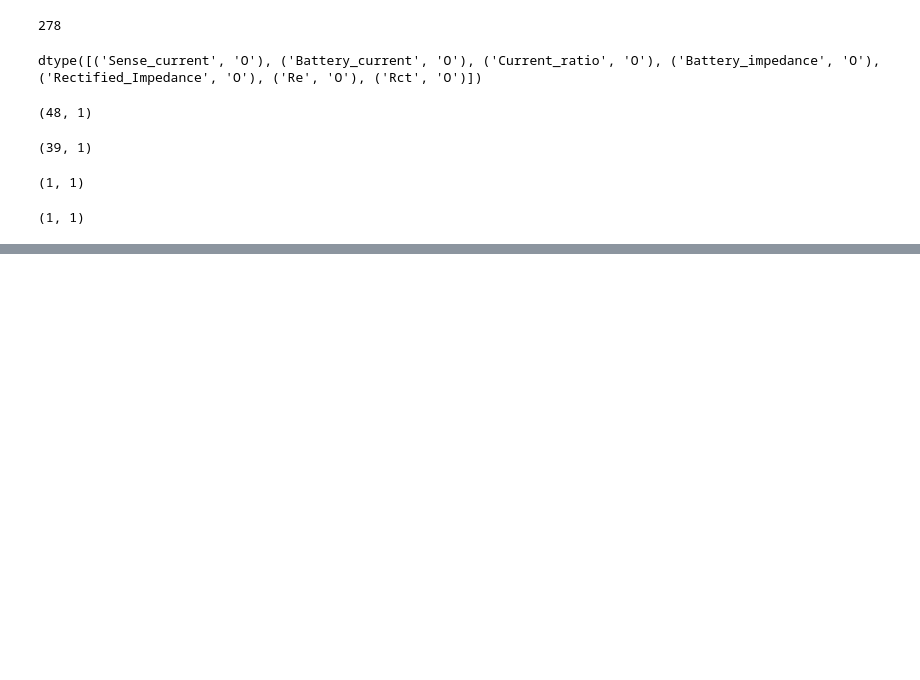
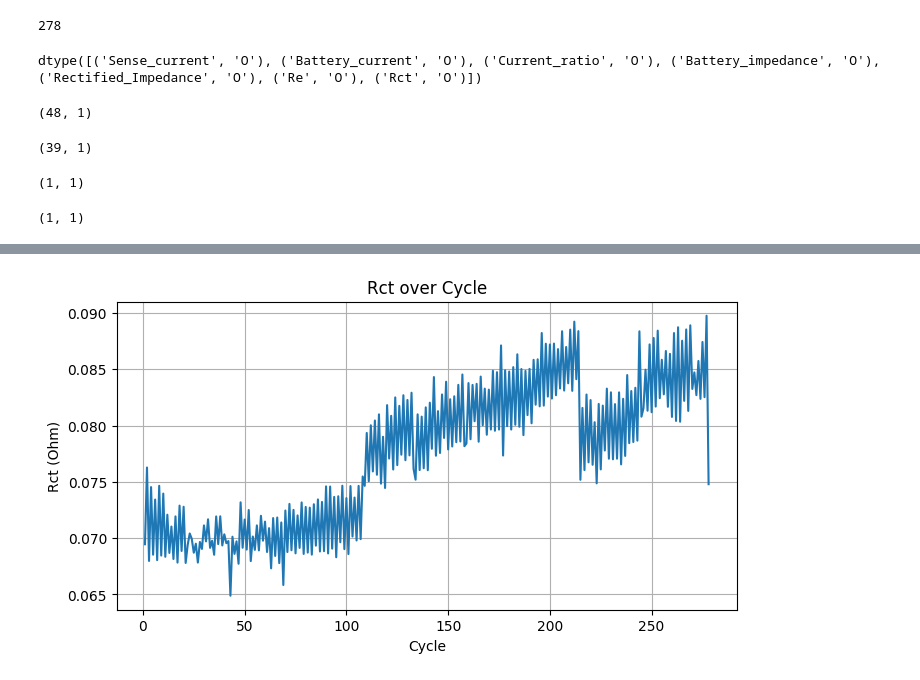
Before and after one commit to insu5177/Battery-Diagnostics-Study, a Jupyter notebook: notebooks/02_NASA_EDA.ipynb, the cells around one changed output, grey strips where cells are left out. Cells and saved outputs as stored; diff of their text form; code cells hidden in the pictures; blank space fills up the shorter version.

```diff
--- a/notebooks/02_NASA_EDA.ipynb
+++ b/notebooks/02_NASA_EDA.ipynb
@@ -319,0 +362,6 @@ first_impedance["data"][0,0]["Rct"].shape
+# %%
+rcts = []
+for record in impedances:
+    rct = record["data"][0,0]["Rct"][0,0]
+    rcts.append(rct)
+len(rcts)
@@ -319,0 +370,5 @@ first_impedance["data"][0,0]["Rct"].shape
+# %%
+df_Rct = pd.DataFrame({
+    "Cycle": range(1, len(rcts)+1),
+    "Rct": rcts
+})
@@ -319,0 +384,10 @@ first_impedance["data"][0,0]["Rct"].shape
+# %%
+plt.figure(figsize=(8,4))
+plt.plot(df_Re["Cycle"], df_Rct["Rct"])
+plt.xlabel("Cycle")
+plt.ylabel("Rct (Ohm)")
+plt.title("Rct over Cycle")
+plt.grid(True)
+plt.show()
+# %% [output]
+[figure, added]
```
Also changed, not shown: parts of 13 cells of this notebook.
